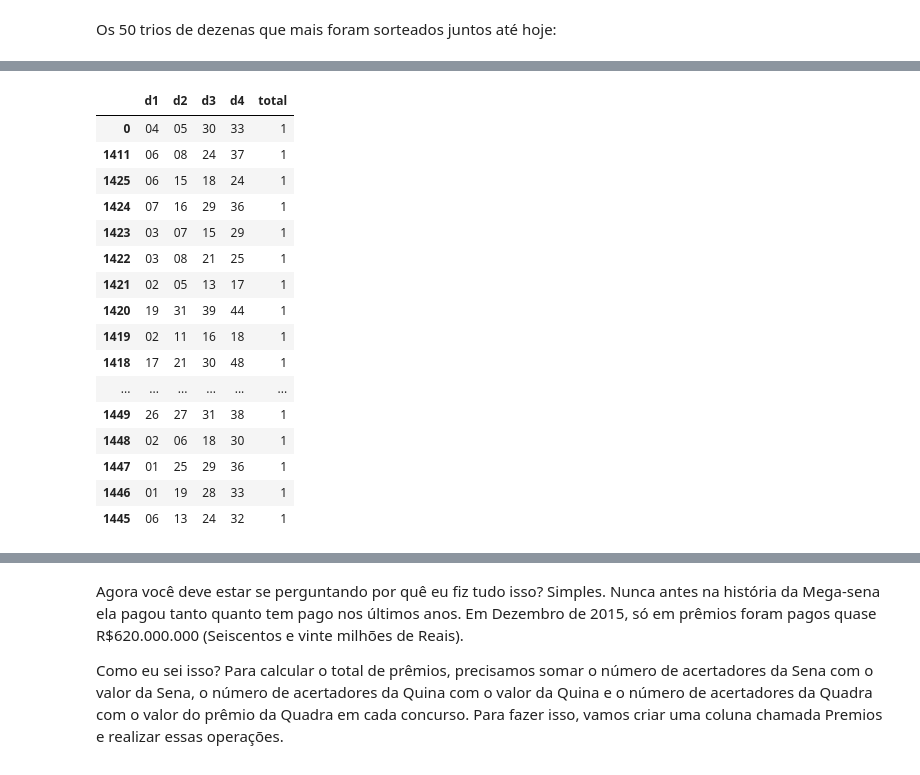
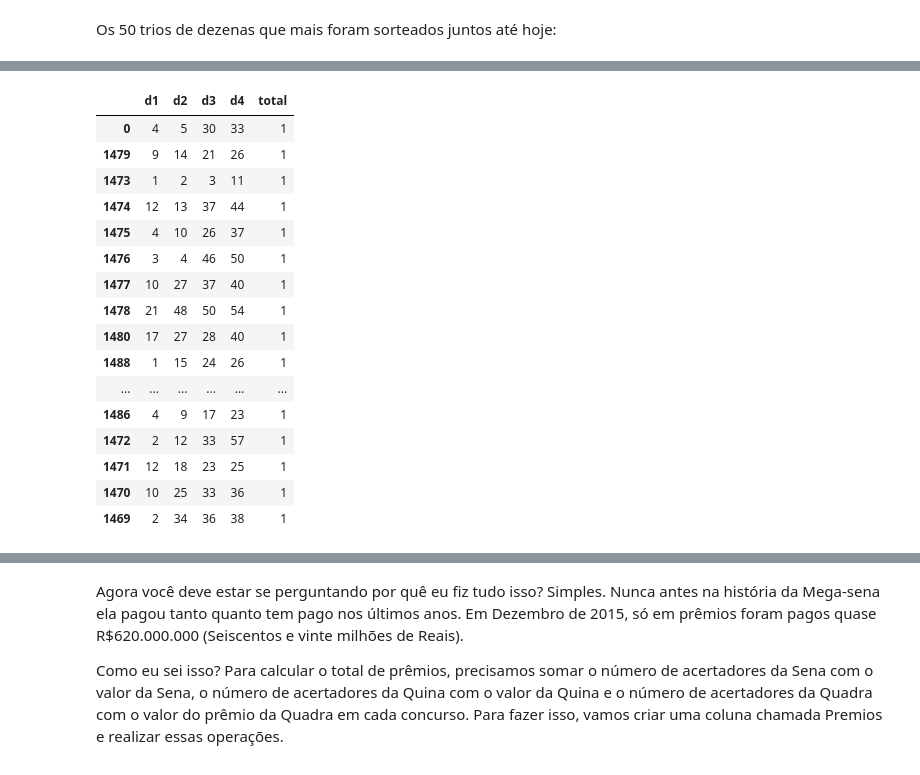
Before and after one commit to vitormeriat/machine-learning-studies, a Jupyter notebook: analysis/brazilian-lottery.ipynb, the cells around one changed output, grey strips where cells are left out. Saved outputs shown, nothing was run; the diff lists cells and outputs as text; code cells hidden in the pictures.

```diff
--- a/analysis/brazilian-lottery.ipynb
+++ b/analysis/brazilian-lottery.ipynb
@@ -185,7 +170,7 @@ columns_to_float=["Arrecadacao_Total","Rateio_Sena","Rateio_Quina","Rateio_Quadr
 df[columns_to_float] = df[columns_to_float].astype(float)
 
 columns_to_int=["Ganhadores_Sena", "Ganhadores_Quina", "Ganhadores_Quadra"]
-#df[winners_head] = df[winners_head].apply(pd.to_numeric)
+df[columns_to_int] = df[columns_to_int].apply(pd.to_numeric)
 
 df["Data"] = pd.to_datetime(df["Data"])
 
@@ -377,25 +362,25 @@ new_col_list = ['d1','d2','d3','d4']
 for n,col in enumerate(new_col_list):
     quadra[col] = quadra['dezenas'].apply(lambda dezena: dezena[n])
 # %%
-quadra[['d1','d2', 'd3', 'd4', 'total']].sort_values('total', ascending=False)[:50]
+quadra[['d1','d2', 'd3', 'd4', 'total']].sort_values('total', ascending=False)[:20]
 # %% [output]
 |  | d1 | d2 | d3 | d4 | total |
-| 0 | 04 | 05 | 30 | 33 | 1 |
-| 1411 | 06 | 08 | 24 | 37 | 1 |
-| 1425 | 06 | 15 | 18 | 24 | 1 |
-| 1424 | 07 | 16 | 29 | 36 | 1 |
-| 1423 | 03 | 07 | 15 | 29 | 1 |
-| 1422 | 03 | 08 | 21 | 25 | 1 |
-| 1421 | 02 | 05 | 13 | 17 | 1 |
-| 1420 | 19 | 31 | 39 | 44 | 1 |
-| 1419 | 02 | 11 | 16 | 18 | 1 |
-| 1418 | 17 | 21 | 30 | 48 | 1 |
+| 0 | 4 | 5 | 30 | 33 | 1 |
+| 1479 | 9 | 14 | 21 | 26 | 1 |
+| 1473 | 1 | 2 | 3 | 11 | 1 |
+| 1474 | 12 | 13 | 37 | 44 | 1 |
+| 1475 | 4 | 10 | 26 | 37 | 1 |
+| 1476 | 3 | 4 | 46 | 50 | 1 |
+| 1477 | 10 | 27 | 37 | 40 | 1 |
+| 1478 | 21 | 48 | 50 | 54 | 1 |
+| 1480 | 17 | 27 | 28 | 40 | 1 |
+| 1488 | 1 | 15 | 24 | 26 | 1 |
 | ... | ... | ... | ... | ... | ... |
-| 1449 | 26 | 27 | 31 | 38 | 1 |
-| 1448 | 02 | 06 | 18 | 30 | 1 |
-| 1447 | 01 | 25 | 29 | 36 | 1 |
-| 1446 | 01 | 19 | 28 | 33 | 1 |
-| 1445 | 06 | 13 | 24 | 32 | 1 |
+| 1486 | 4 | 9 | 17 | 23 | 1 |
+| 1472 | 2 | 12 | 33 | 57 | 1 |
+| 1471 | 12 | 18 | 23 | 25 | 1 |
+| 1470 | 10 | 25 | 33 | 36 | 1 |
+| 1469 | 2 | 34 | 36 | 38 | 1 |
 # %%
 quina_list = defaultdict(lambda: 0, [])
 
```
Also changed, not shown: parts of 17 cells of this notebook.
